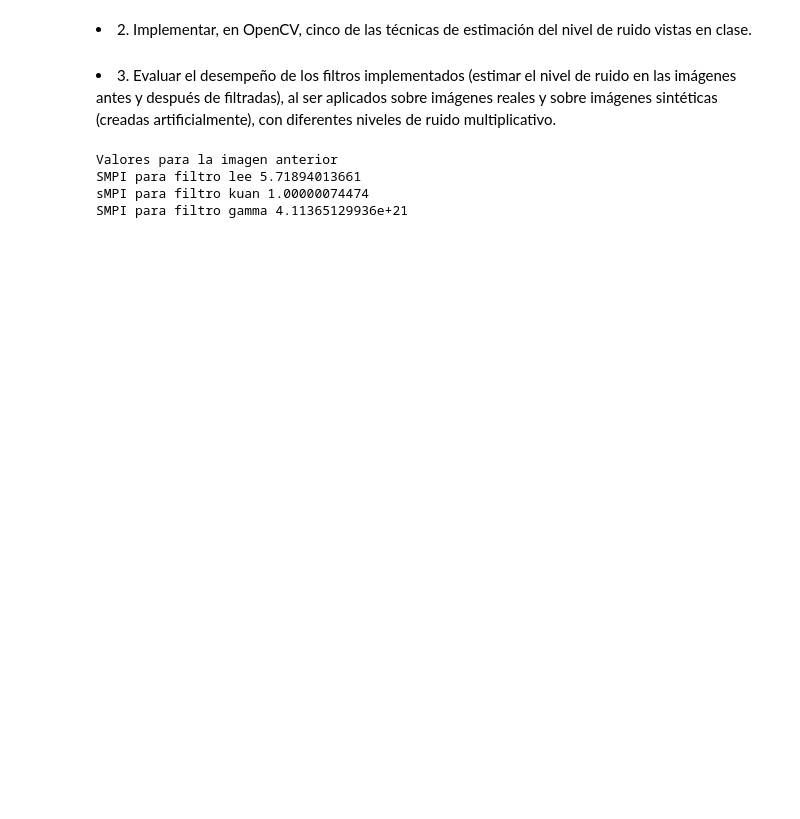
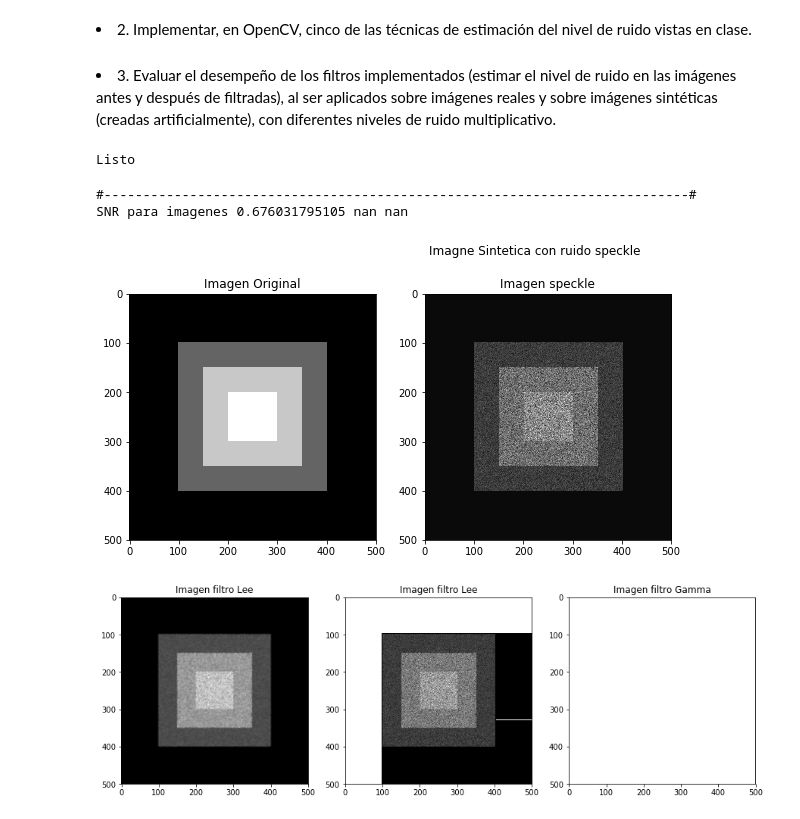
Before and after one commit to seradiazpin/MachineVisionUnal, a Jupyter notebook: Tarea4/Tarea4.ipynb, the cells around one changed output. Cells and saved outputs as stored; diff of their text form; code cells hidden in the pictures; blank space fills up the shorter version.

Commit message:
Tarea 4 Sintetica

```diff
--- a/Tarea4/Tarea4.ipynb
+++ b/Tarea4/Tarea4.ipynb
@@ -114,6 +114,11 @@ plt.subplot(131), plt.imshow(gamma_img, cmap=plt.cm.gray), plt.title('Imagen spe
 <h1 style="font-size:100%; background-color:rgba(70, 0, 700, 0.2); color:black; text-align:center; line-height : 30px;"></h1>
 <li>3. Evaluar el desempeño de los filtros implementados (estimar el nivel de ruido en las imágenes antes y después de filtradas), al ser aplicados sobre imágenes reales y sobre imágenes sintéticas (creadas artificialmente), con diferentes niveles de ruido multiplicativo.</li>
 # %%
+check = np.zeros((500, 500))
+check[100:400, 100:400] = 100
+check[150:350, 150:350] = 200
+check[200:300, 200:300] = 255
+
 def snr(img):
     return img.mean()/img.std()
 
@@ -133,13 +138,35 @@ def quality(noise,filtered):
     L0 = enl(noise)
     return (ys**2)/(L0*var)
 
-print "Valores para la imagen anterior"
-
-print "SMPI para filtro lee",smpi(specle_img,lee_img)
-print "sMPI para filtro kuan",smpi(specle_img,kuan_img)
-print "SMPI para filtro gamma", smpi(specle_img,gamma_img)
+print "Listo"
 # %% [output]
-Valores para la imagen anterior
-SMPI para filtro lee 5.71894013661
-sMPI para filtro kuan 1.00000074474
-SMPI para filtro gamma 4.11365129936e+21
+Listo
+# %%
+#Imagen sintetica
+specle_img_S = speckle(check)
+
+
+plt.figure(1,figsize=(15,5))
+plt.suptitle('Imagne Sintetica con ruido speckle')
+plt.subplot(131), plt.imshow(check, cmap=plt.cm.gray), plt.title('Imagen Original')
+plt.subplot(132), plt.imshow(specle_img_S, cmap=plt.cm.gray), plt.title('Imagen speckle')
+
+lee_img_S = lee_filter(specle_img_S,5)
+kuan_img_S = kuan_filter(specle_img_S,5)
+gamma_img_S = gamma_filter(specle_img_S,5)
+
+
+
+plt.figure(2,figsize=(15,5))
+plt.subplot(131), plt.imshow(lee_img_S, cmap=plt.cm.gray), plt.title('Imagen filtro Lee')
+plt.subplot(132), plt.imshow(kuan_img_S, cmap=plt.cm.gray), plt.title('Imagen filtro Lee')
+plt.subplot(133), plt.imshow(gamma_img_S, cmap=plt.cm.gray), plt.title('Imagen filtro Gamma')
+
+# Medidas de desempeno
+print "#---------------------------------------------------------------------------#"
+print "SNR para imagenes", snr(lee_img_S),snr(kuan_img_S),snr(gamma_img_S)
+# %% [output]
+#---------------------------------------------------------------------------#
+SNR para imagenes 0.676031795105 nan nan
+[figure, added]
+[figure, added]
```
Also changed, not shown: parts of 1 cell of this notebook.
